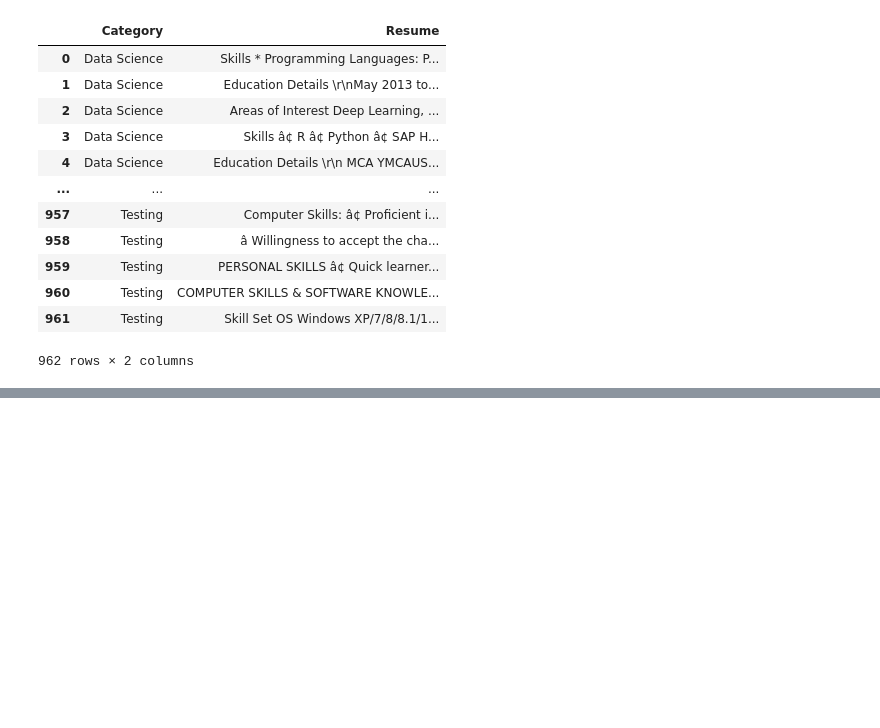
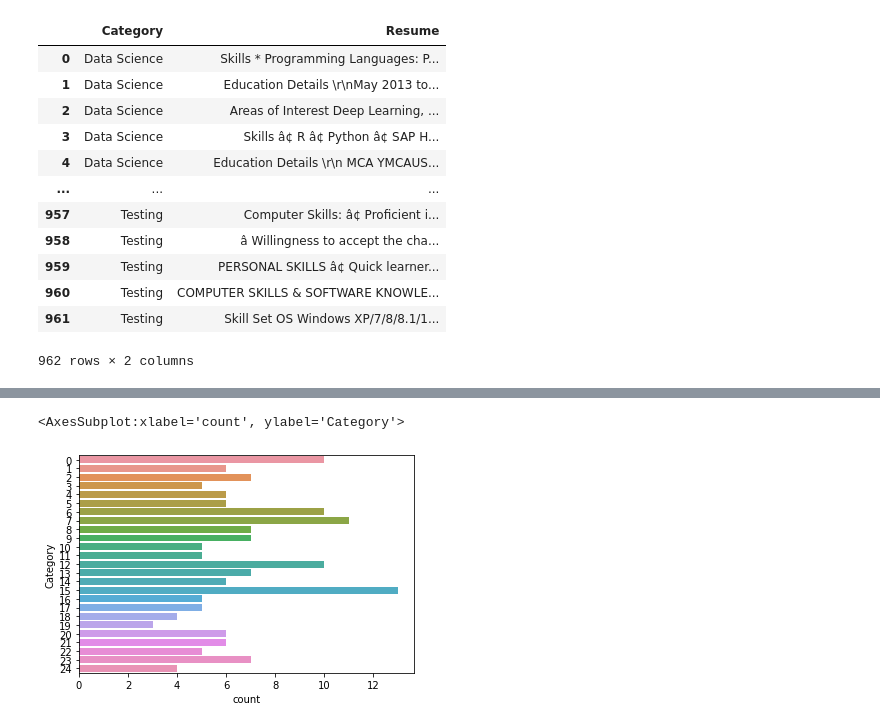
Before and after one commit to SaiManognya/AI, a Jupyter notebook: Untitled21.ipynb, the cells around one changed output, grey strips where cells are left out. Drawn from its saved outputs; the diff is of its cells as text; code cells hidden in the pictures; blank space fills up the shorter version.

```diff
--- a/Untitled21.ipynb
+++ b/Untitled21.ipynb
@@ -82 +129,6 @@ sns.countplot(y="Category", data=df)
+# %%
+sns.countplot(y="Category", data=df)
+# %% [output]
+<AxesSubplot:xlabel='count', ylabel='Category'>
+[figure, added]
 # %%
```
Also changed, not shown: parts of 16 cells of this notebook.
